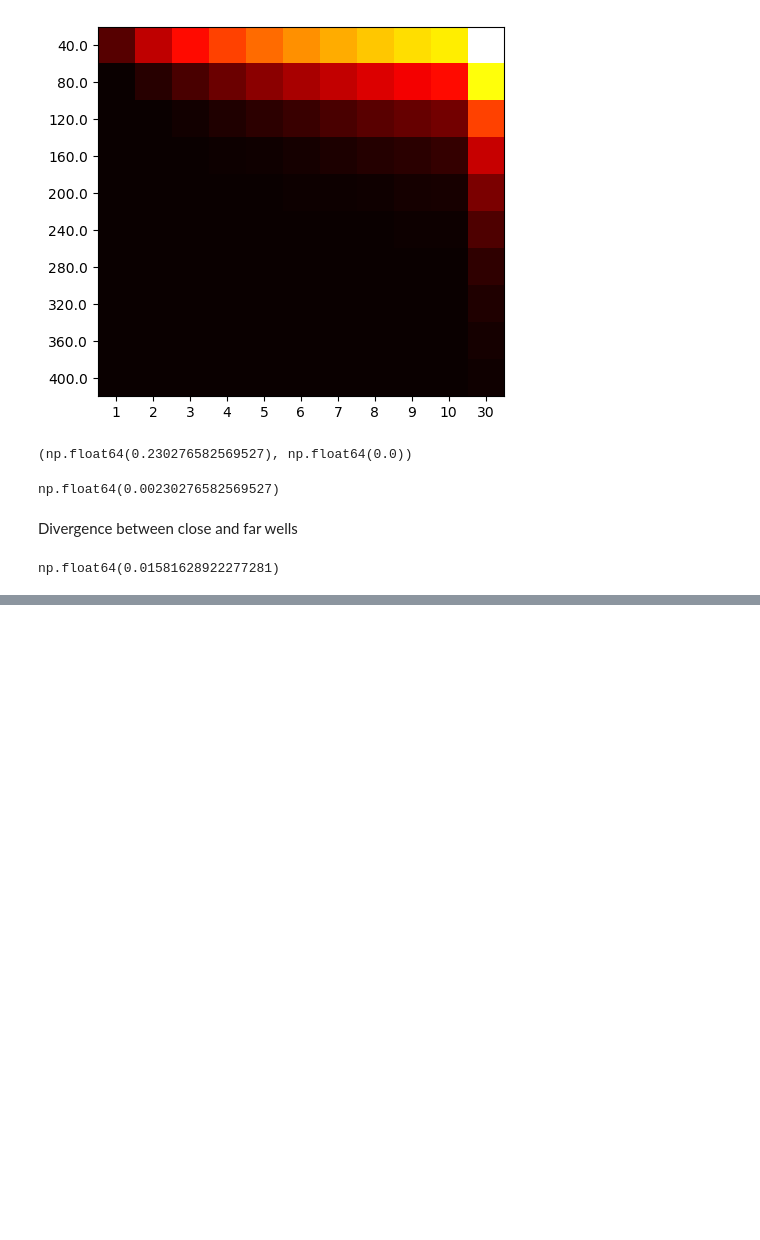
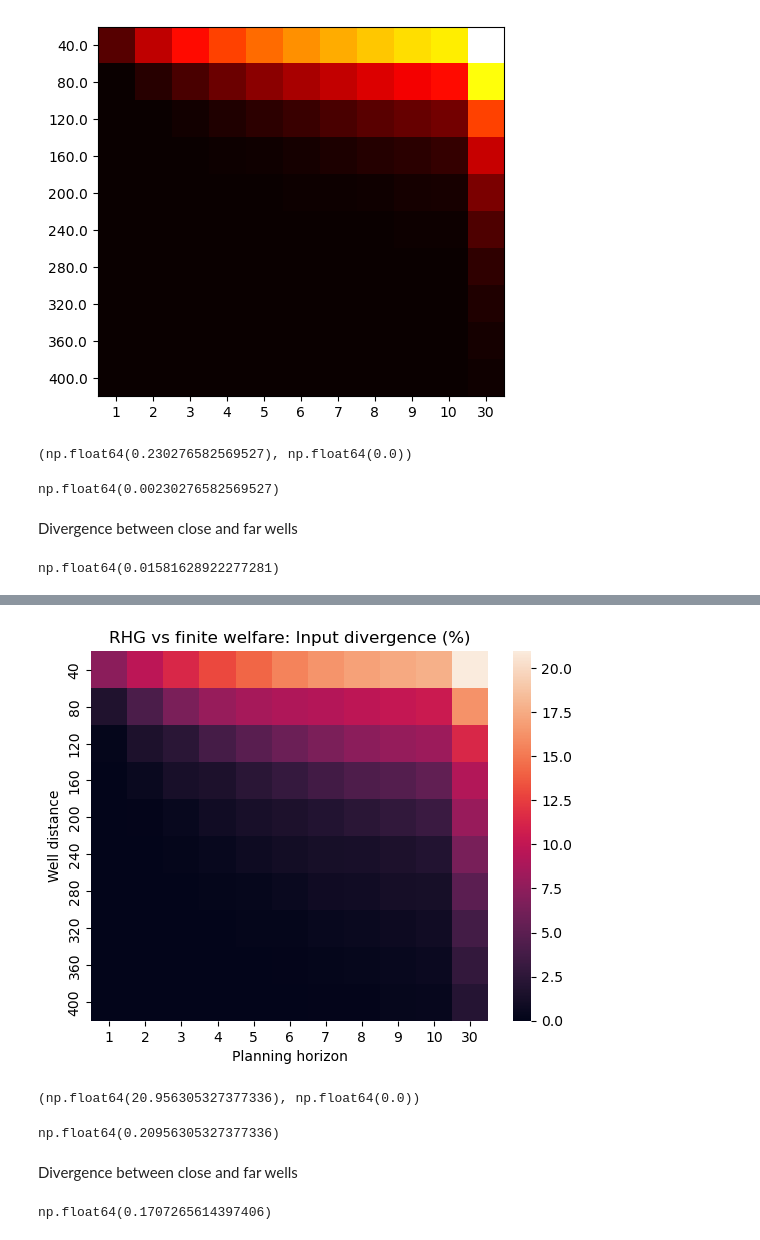
Before and after one commit to leonardchanfreau/RHG_GroundWater, a Jupyter notebook: two_well_analysis.ipynb, the cells around one changed output, grey strips where cells are left out. Cells and saved outputs as stored; diff of their text form; code cells hidden in the pictures; blank space fills up the shorter version.

```diff
--- a/two_well_analysis.ipynb
+++ b/two_well_analysis.ipynb
@@ -294,0 +396,30 @@ np.float64(0.01581628922277281)
+# %%
+seaborn.heatmap(RHG_finite_divergence*100,
+                xticklabels=horizons, yticklabels=distances.astype(int))
+
+plt.title("RHG vs finite welfare: Input divergence (%)")
+plt.xlabel("Planning horizon")
+plt.ylabel("Well distance")
+
+plt.show()
+# %% [output]
+[figure, added]
+# %%
+RHG_finite_divergence.max()*100, RHG_finite_divergence.min()*100
+# %% [output]
+(np.float64(20.956305327377336), np.float64(0.0))
+# %%
+RHG_infinite_divergence[0][10]
+# %% [output]
+np.float64(0.20956305327377336)
+# %% [markdown]
+Divergence between close and far wells
+# %%
+input_distances = np.linalg.norm(
+    data['RHG'][400][30] - data['RHG'][40][30],
+    axis=0)
+input_divergences = input_distances / np.linalg.norm(
+    data['RHG'][400][30], axis=0)
+input_divergences.sum()/input_divergences.shape[0]
+# %% [output]
+np.float64(0.1707265614397406)
```
Also changed, not shown: parts of 13 cells of this notebook, 12 other files.
